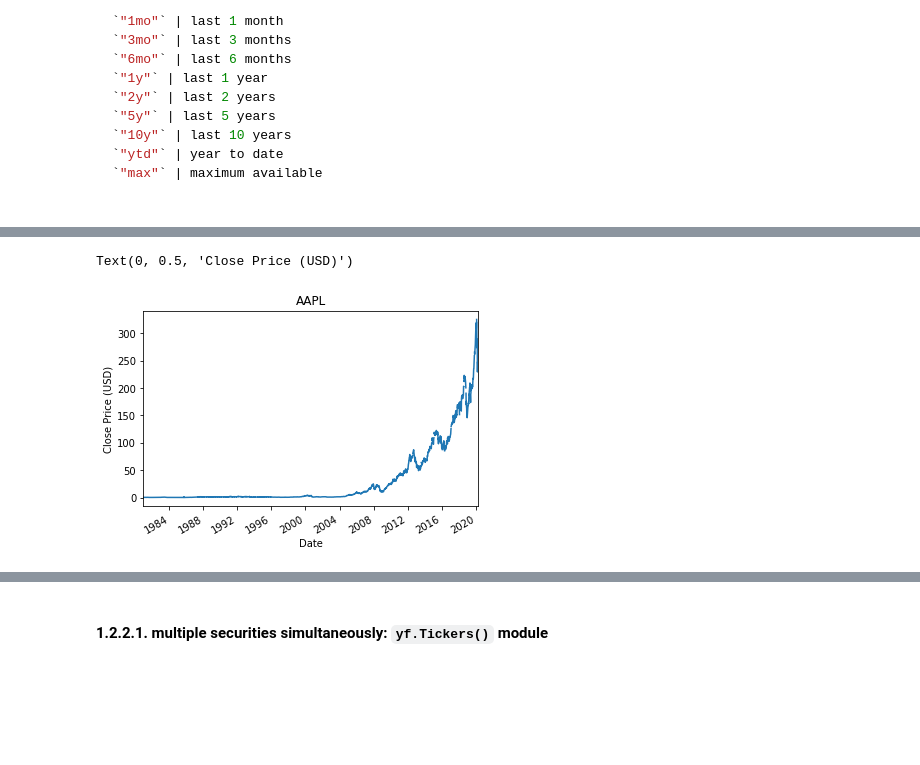
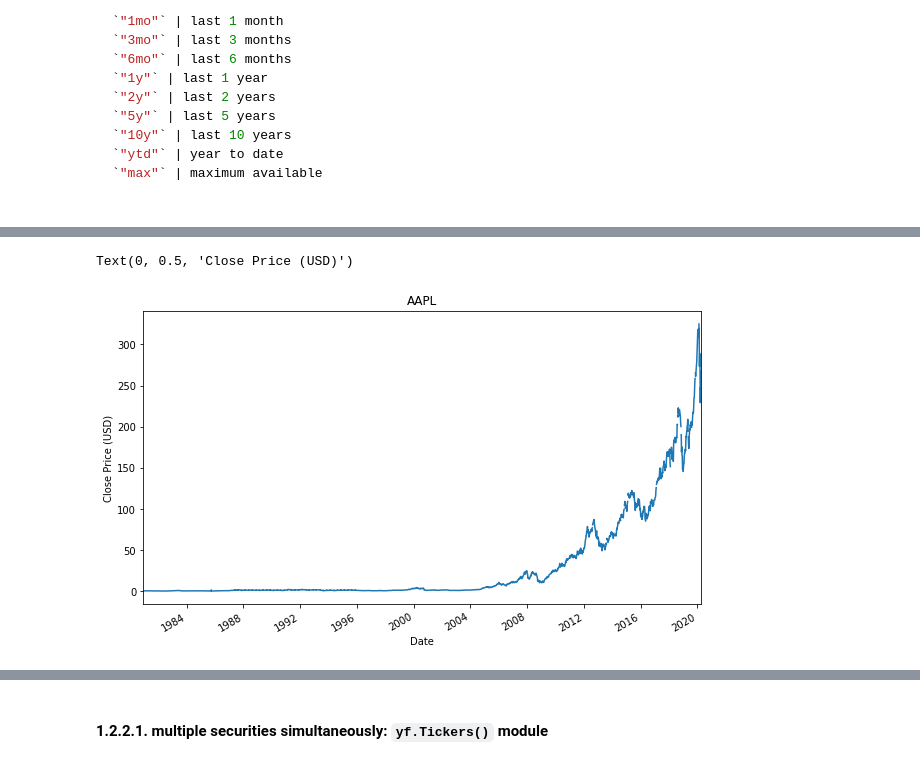
Before and after one commit to gabrielepompa88/IT-For-Business-And-Finance-2019-20, a Jupyter notebook: Notebooks/Data_Analysis___Financial_Time_Series.ipynb, the cells around one changed output, grey strips where cells are left out. Cells and saved outputs as stored; diff of their text form; code cells hidden in the pictures; blank space fills up the shorter version.

```diff
--- a/Notebooks/Data_Analysis___Financial_Time_Series.ipynb
+++ b/Notebooks/Data_Analysis___Financial_Time_Series.ipynb
@@ -327,12 +325,12 @@ aapl_history
 2124 rows × 7 columns
 # %%
-ax = aapl_history["Close"].plot()
+ax = aapl_history["Close"].plot(figsize=(10,6))
 
 ax.set_title("AAPL")
 ax.set_ylabel("Close Price (USD)")
 # %% [output]
 Text(0, 0.5, 'Close Price (USD)')
-[figure, old version]
+[figure, new version]
 # %%
 aapl_history_close_last_2y = aapl_history.loc["2018-04-08":, "Close"]
 aapl_history_close_last_2y
```
Also changed, not shown: parts of 118 cells of this notebook.
